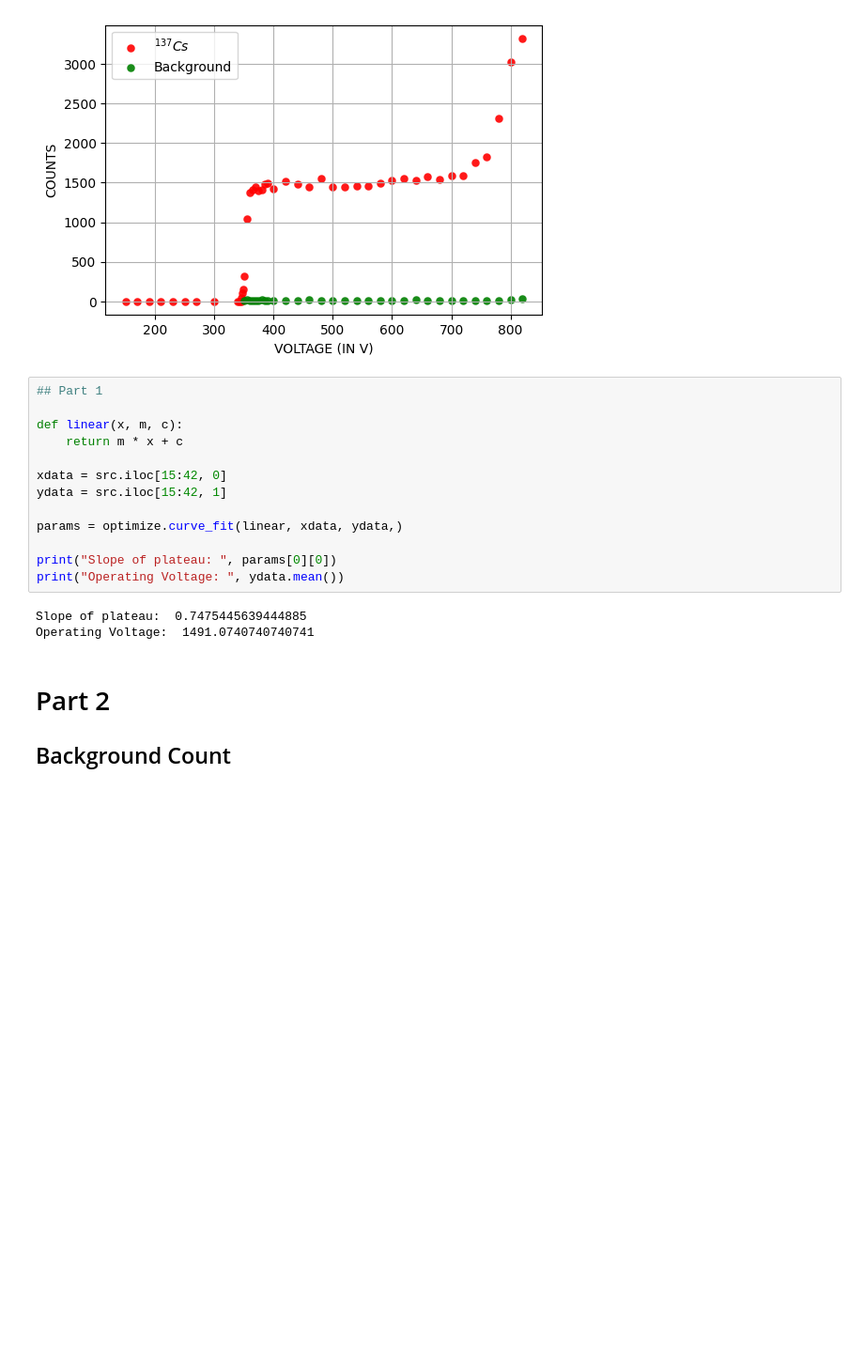
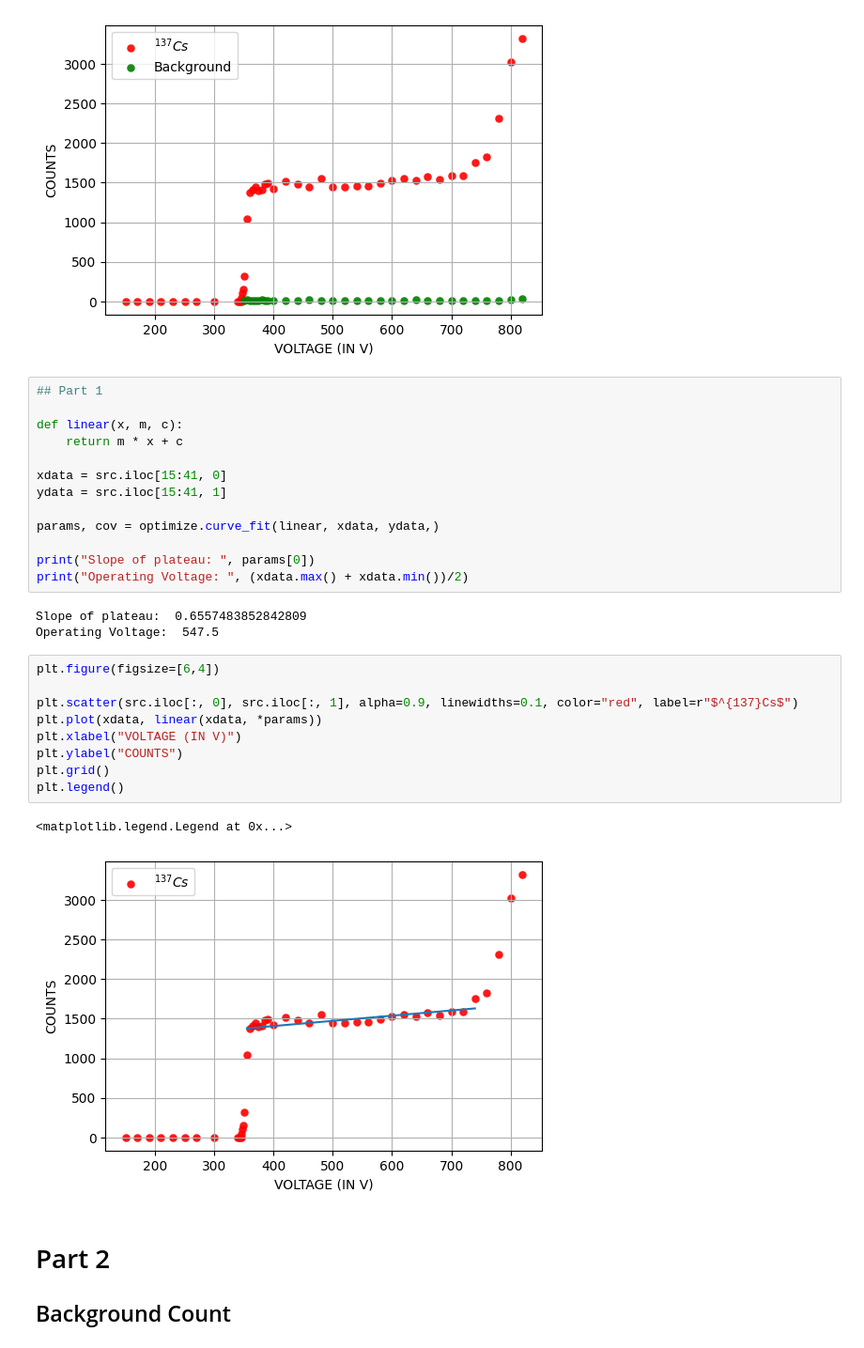
Before and after one commit to dev-aditya/my_codes, a Jupyter notebook: PHY411/gm_counter.ipynb, the cells around one changed output. Shown at 94% size. Cells and saved outputs as stored; diff of their text form; blank space fills up the shorter version.

```diff
--- a/PHY411/gm_counter.ipynb
+++ b/PHY411/gm_counter.ipynb
@@ -44,16 +44,28 @@ plt.legend()
 def linear(x, m, c):
     return m * x + c
 
-xdata = src.iloc[15:42, 0]
-ydata = src.iloc[15:42, 1]
+xdata = src.iloc[15:41, 0]
+ydata = src.iloc[15:41, 1]
 
-params = optimize.curve_fit(linear, xdata, ydata,)
+params, cov = optimize.curve_fit(linear, xdata, ydata,)
 
-print("Slope of plateau: ", params[0][0])
-print("Operating Voltage: ", ydata.mean())
+print("Slope of plateau: ", params[0])
+print("Operating Voltage: ", (xdata.max() + xdata.min())/2)
 # %% [output]
-Slope of plateau:  0.7475445639444885
-Operating Voltage:  1491.0740740740741
+Slope of plateau:  0.6557483852842809
+Operating Voltage:  547.5
+# %%
+plt.figure(figsize=[6,4])
+
+plt.scatter(src.iloc[:, 0], src.iloc[:, 1], alpha=0.9, linewidths=0.1, color="red", label=r"$^{137}Cs$")
+plt.plot(xdata, linear(xdata, *params))
+plt.xlabel("VOLTAGE (IN V)")
+plt.ylabel("COUNTS")
+plt.grid()
+plt.legend()
+# %% [output]
+<matplotlib.legend.Legend at 0x...>
+[figure, added]
 # %% [markdown]
 # Part 2
 
```
Also changed, not shown: parts of 6 cells of this notebook.
